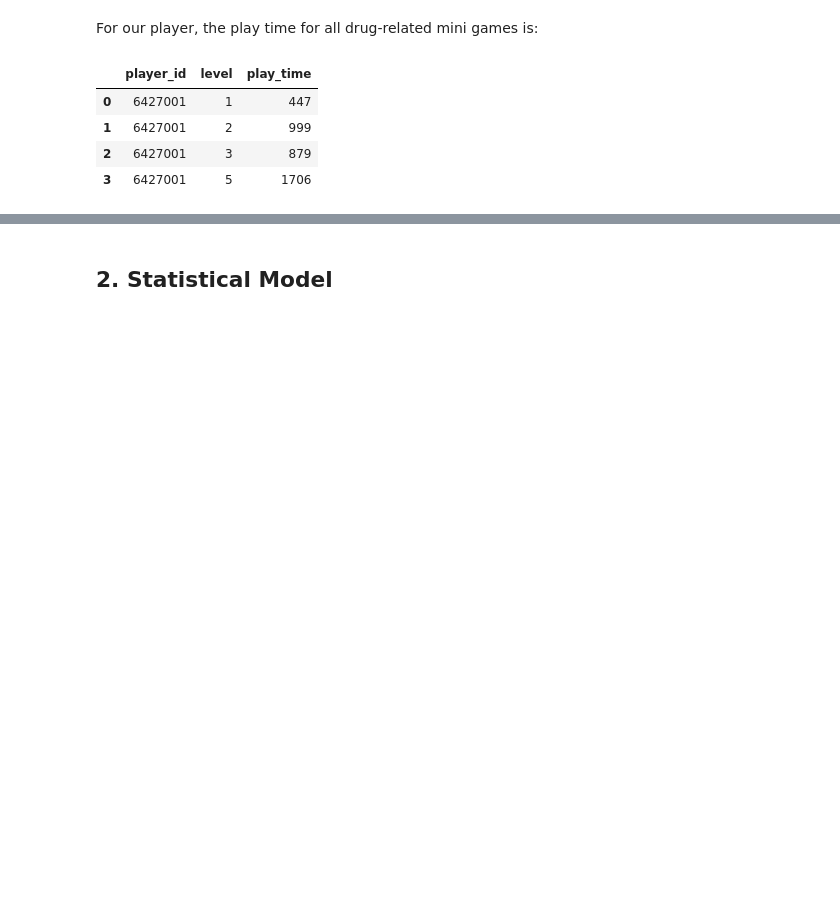
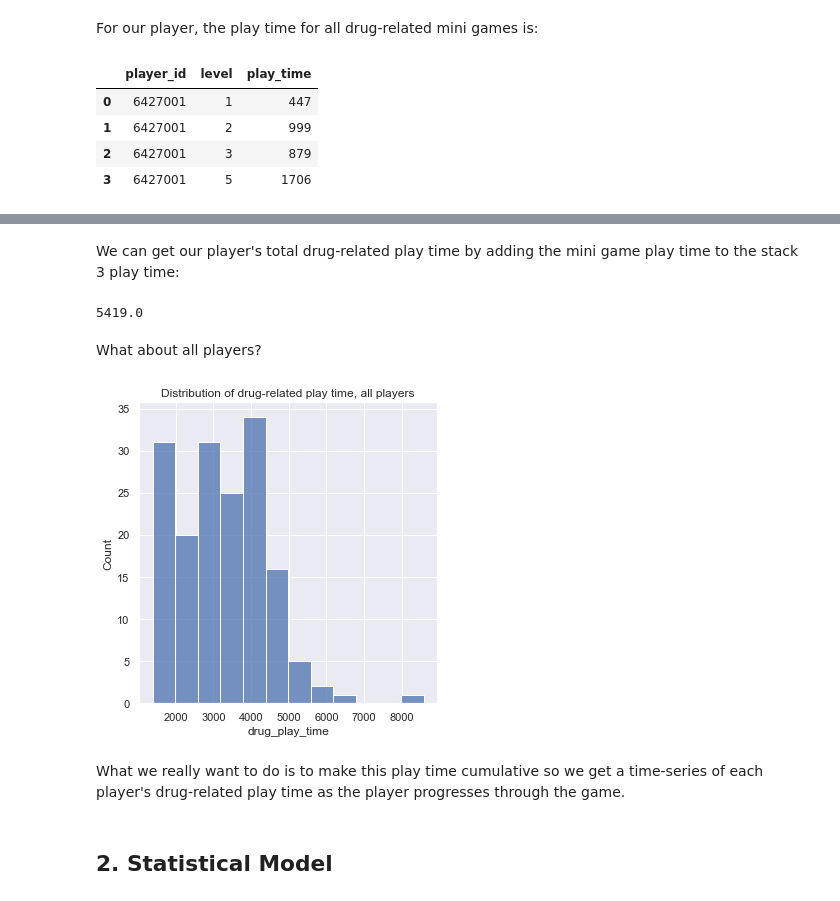
Before and after one commit to percy-xu/DataFest2022, a Jupyter notebook: taconic_parkway.ipynb, the cells around one changed output, grey strips where cells are left out. Drawn from its saved outputs; the diff is of its cells as text; code cells hidden in the pictures; blank space fills up the shorter version.

```diff
--- a/taconic_parkway.ipynb
+++ b/taconic_parkway.ipynb
@@ -280,3 +292,27 @@ drug_mini_play_time(player_a)
+# %% [markdown]
+We can get our player's total drug-related play time by adding the mini game play time to the stack 3 play time:
+# %%
+def total_drug_play_time(player_id):
+    stack_3 = stack_play_time(player_a).query("stack_id == 3")['play_time'].values[0]
+    mini_game = drug_mini_play_time(player_id)['play_time'].sum()
+    return stack_3 + mini_game
+# %%
+total_drug_play_time(player_a)
+# %% [output]
+5419.0
+# %% [markdown]
+What about all players?
+# %%
+all_players = list(df_log['player_id'].unique())
+# this takes about 2 minutes
+df_drug_play_time = pd.DataFrame({'player_id':all_players, 'drug_play_time':[total_drug_play_time(p) for p in all_players]})
+# %%
+sns.displot(x='drug_play_time', data=df_drug_play_time)
+plt.title("Distribution of drug-related play time, all players");
+# %% [output]
+[figure, added]
+# %% [markdown]
+What we really want to do is to make this play time cumulative so we get a time-series of each player's drug-related play time as the player progresses through the game.
 # %% [markdown]
 ## 2. Statistical Model
 # %% [markdown]
```
Also changed, not shown: parts of 4 cells of this notebook.
